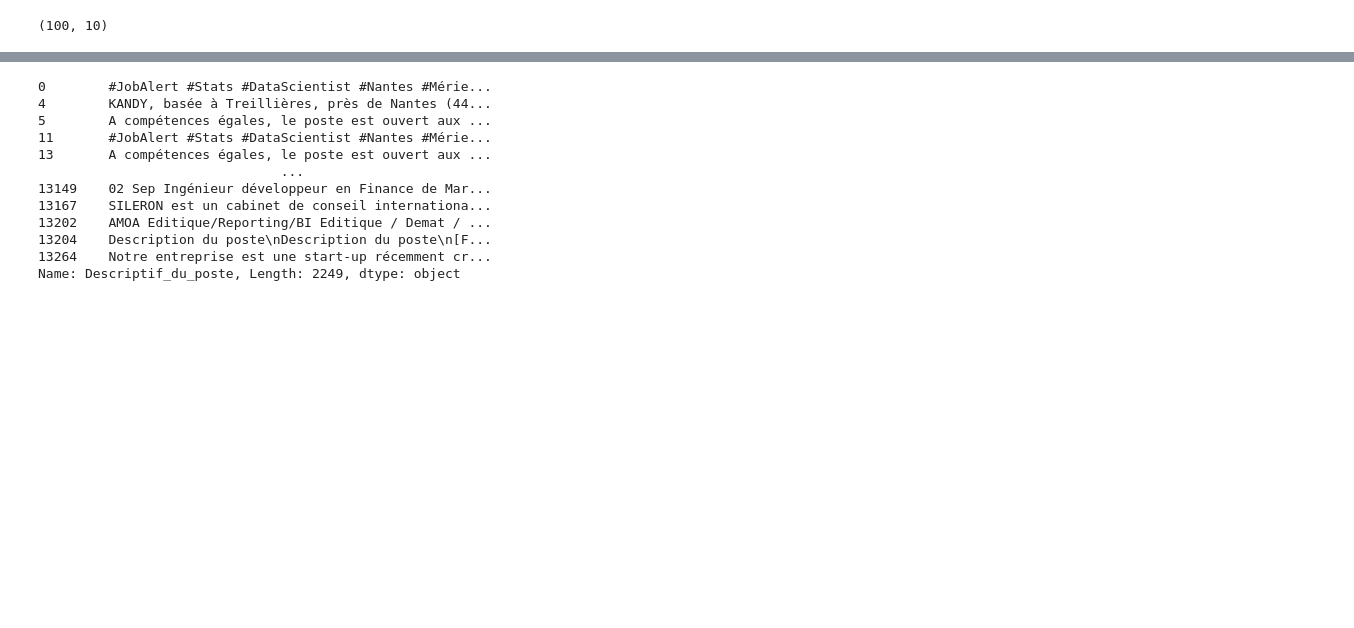
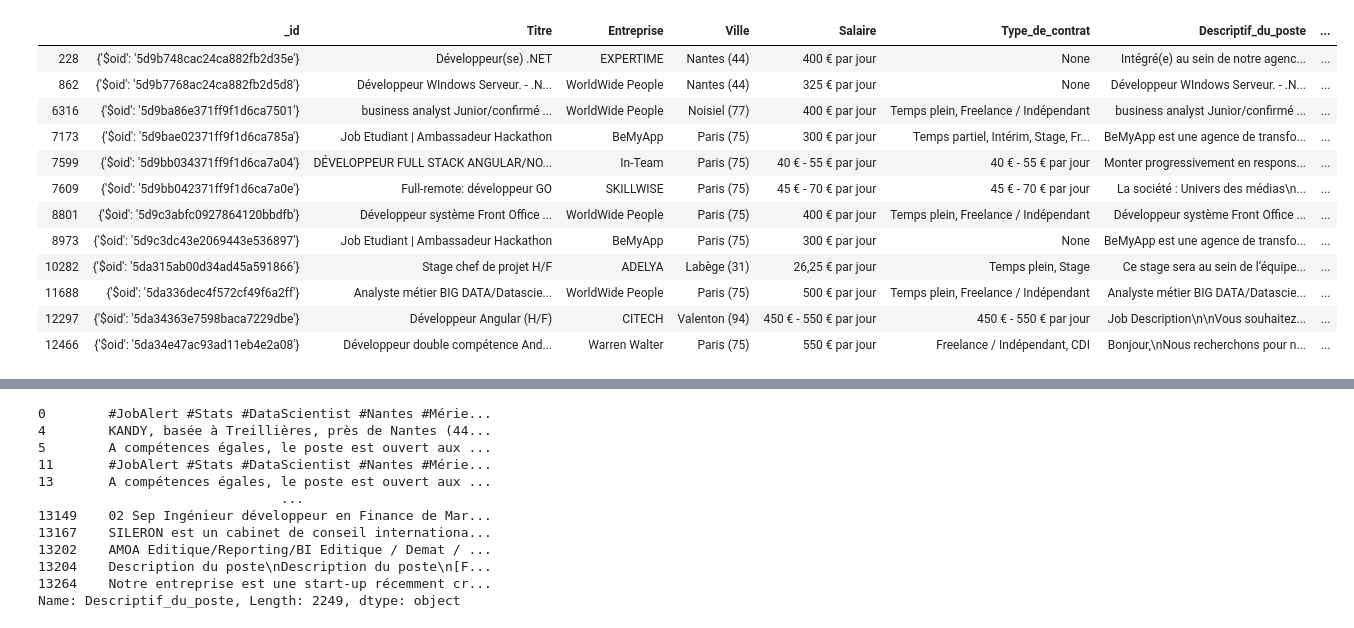
Before and after one commit to jengsen/Simplon-project-Indeed, a Jupyter notebook: word2vec.ipynb, the cells around one changed output, grey strips where cells are left out. Saved outputs shown, nothing was run; the diff lists cells and outputs as text; code cells hidden in the pictures; blank space fills up the shorter version.

```diff
--- a/word2vec.ipynb
+++ b/word2vec.ipynb
@@ -6,10 +6,22 @@ import numpy as np
 # %%
 data = pd.read_json('data/BDD_14_10_2019.json',lines=True,encoding='utf-8')
 df = data.loc[data['Salaire']!='None',:]
 df = df.loc[df['Descriptif_du_poste']!="None",:]
 # df['Salaire']=df['Salaire'].apply(parse_salary)
-df=df.loc[df['Salaire'].apply(lambda x: ('mois' in x) or ('par an' in x)),:]
-# freelance = par_jour.loc[par_jour['Titre'].apply(lambda x : 'freelance' not in x.lower()),:]
-par_jour.shape
+par_jour=df.loc[df['Salaire'].apply(lambda x: 'jour' in x),:]
+freelance = par_jour.loc[par_jour['Titre'].apply(lambda x : 'freelance' not in x.lower()),:]
+freelance
 # %% [output]
-(100, 10)
+|  | _id | Titre | Entreprise | Ville | Salaire | Type_de_contrat | Descriptif_du_poste | ... |
+| 228 | {'$oid': '5d9b748cac24ca882fb2d35e'} | Développeur(se) .NET | EXPERTIME | Nantes (44) | 400 € par jour | None | Intégré(e) au sein de notre agenc... | ... |
+| 862 | {'$oid': '5d9b7768ac24ca882fb2d5d8'} | Développeur WIndows Serveur. - .N... | WorldWide People | Nantes (44) | 325 € par jour | None | Développeur WIndows Serveur. - .N... | ... |
+| 6316 | {'$oid': '5d9ba86e371ff9f1d6ca7501'} | business analyst Junior/confirmé ... | WorldWide People | Noisiel (77) | 400 € par jour | Temps plein, Freelance / Indépendant | business analyst Junior/confirmé ... | ... |
+| 7173 | {'$oid': '5d9bae02371ff9f1d6ca785a'} | Job Etudiant | Ambassadeur Hackathon | BeMyApp | Paris (75) | 300 € par jour | Temps partiel, Intérim, Stage, Fr... | BeMyApp est une agence de transfo... | ... |
+| 7599 | {'$oid': '5d9bb034371ff9f1d6ca7a04'} | DÉVELOPPEUR FULL STACK ANGULAR/NO... | In-Team | Paris (75) | 40 € - 55 € par jour | 40 € - 55 € par jour | Monter progressivement en respons... | ... |
+| 7609 | {'$oid': '5d9bb042371ff9f1d6ca7a0e'} | Full-remote: développeur GO | SKILLWISE | Paris (75) | 45 € - 70 € par jour | 45 € - 70 € par jour | La société : Univers des médias\n... | ... |
+| 8801 | {'$oid': '5d9c3abfc0927864120bbdfb'} | Développeur système Front Office ... | WorldWide People | Paris (75) | 400 € par jour | Temps plein, Freelance / Indépendant | Développeur système Front Office ... | ... |
+| 8973 | {'$oid': '5d9c3dc43e2069443e536897'} | Job Etudiant | Ambassadeur Hackathon | BeMyApp | Paris (75) | 300 € par jour | None | BeMyApp est une agence de transfo... | ... |
+| 10282 | {'$oid': '5da315ab00d34ad45a591866'} | Stage chef de projet H/F | ADELYA | Labège (31) | 26,25 € par jour | Temps plein, Stage | Ce stage sera au sein de l’équipe... | ... |
+| 11688 | {'$oid': '5da336dec4f572cf49f6a2ff'} | Analyste métier BIG DATA/Datascie... | WorldWide People | Paris (75) | 500 € par jour | Temps plein, Freelance / Indépendant | Analyste métier BIG DATA/Datascie... | ... |
+| 12297 | {'$oid': '5da34363e7598baca7229dbe'} | Développeur Angular (H/F) | CITECH | Valenton (94) | 450 € - 550 € par jour | 450 € - 550 € par jour | Job Description\n\nVous souhaitez... | ... |
+| 12466 | {'$oid': '5da34e47ac93ad11eb4e2a08'} | Développeur double compétence And... | Warren Walter | Paris (75) | 550 € par jour | Freelance / Indépendant, CDI | Bonjour,\nNous recherchons pour n... | ... |
```
Also changed, not shown: parts of 14 cells of this notebook, 10 other files.
